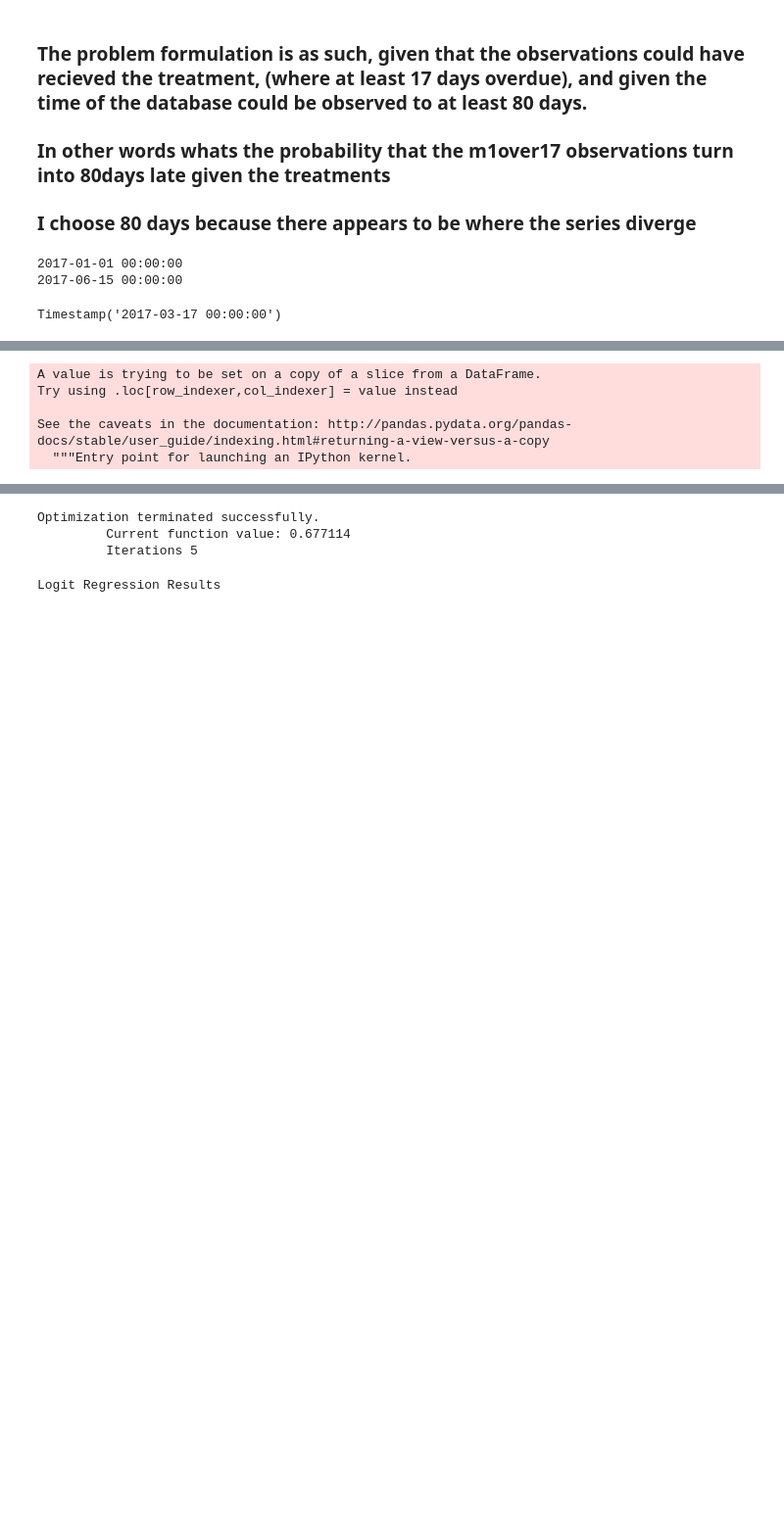
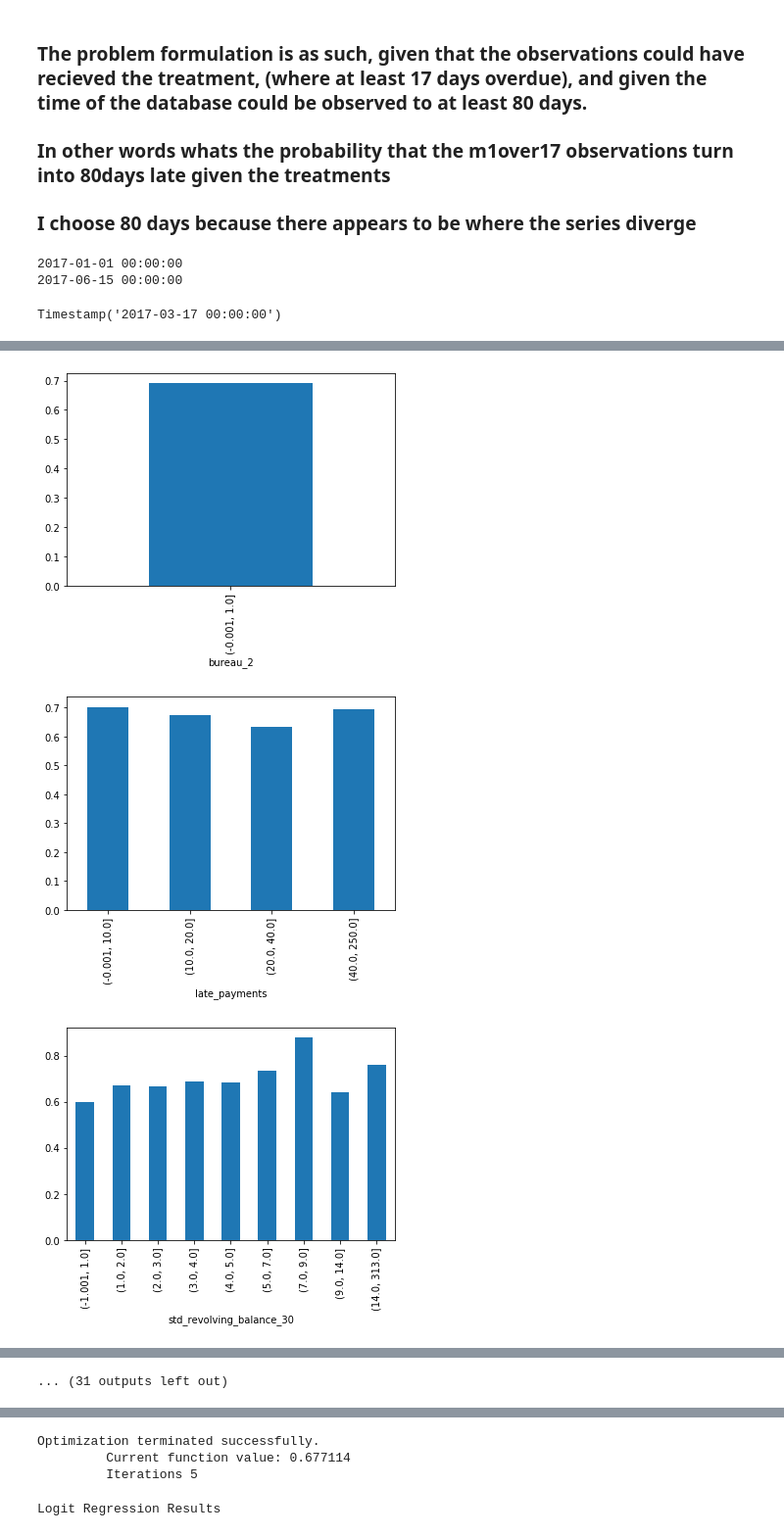
Before and after one commit to rafapras/Trading, a Jupyter notebook: V03.ipynb, the cells around one changed output, grey strips where cells are left out. Shown at 98% size. Cells and saved outputs as stored; diff of their text form; code cells hidden in the pictures; blank space fills up the shorter version.

```diff
--- a/V03.ipynb
+++ b/V03.ipynb
@@ -298,0 +299,4 @@ logistic_reference=base[(base['days_late']==17) & (base['collections_start']<'20
+# %%
+logistic_reference['logistic_target']=0
+logistic_reference.loc[logistic_reference['collection_time']<=90  , 'logistic_target'] = 1
+logistic_reference.loc[logistic_reference['type_obs'].isin(['both','bureau_1']) ,  'bureau_1']=1
@@ -305,9 +317,0 @@ PatsyError: model is missing required outcome variables
-# %%
-logistic_reference['logistic_target']=0
-logistic_reference.loc[logistic_reference['collection_time']<=60  , 'logistic_target'] = 1
-# %% [output]
-A value is trying to be set on a copy of a slice from a DataFrame.
-Try using .loc[row_indexer,col_indexer] = value instead
-
-See the caveats in the documentation: http://pandas.pydata.org/pandas-docs/stable/user_guide/indexing.html#returning-a-view-versus-a-copy
-  """Entry point for launching an IPython kernel.
@@ -326,2 +318,9 @@ def ols_formula(df, dependent_var, *excluded_cols):
+# %%
+base_discreta=pd.DataFrame()
+for i in logistic_reference.select_dtypes(include='number').columns:
+    try:
+        base_discreta[i]=pd.qcut(logistic_reference[i].fillna(0),10,duplicates='drop')
+    except:
+        continue
 # %%
-log_form=ols_formula(logistic_reference,'logistic_target')
+base_discreta['logistic_target']=logistic_reference['logistic_target']
@@ -327,0 +329,10 @@ log_form=ols_formula(logistic_reference,'logistic_target')
+# %%
+for i in base_discreta.columns:
+    x=base_discreta.groupby( [ i,'logistic_target'])['logistic_target'].count().unstack()
+
+    x.div(x.sum(axis=1),axis='index' )[1].plot(kind='bar')
+    plt.show()
+# %% [output]
+[figure, added]
+[figure, added]
+[figure, added]
@@ -327,0 +348 @@ log_form=ols_formula(logistic_reference,'logistic_target')
+... (31 outputs left out)
```
Also changed, not shown: parts of 28 cells of this notebook.
